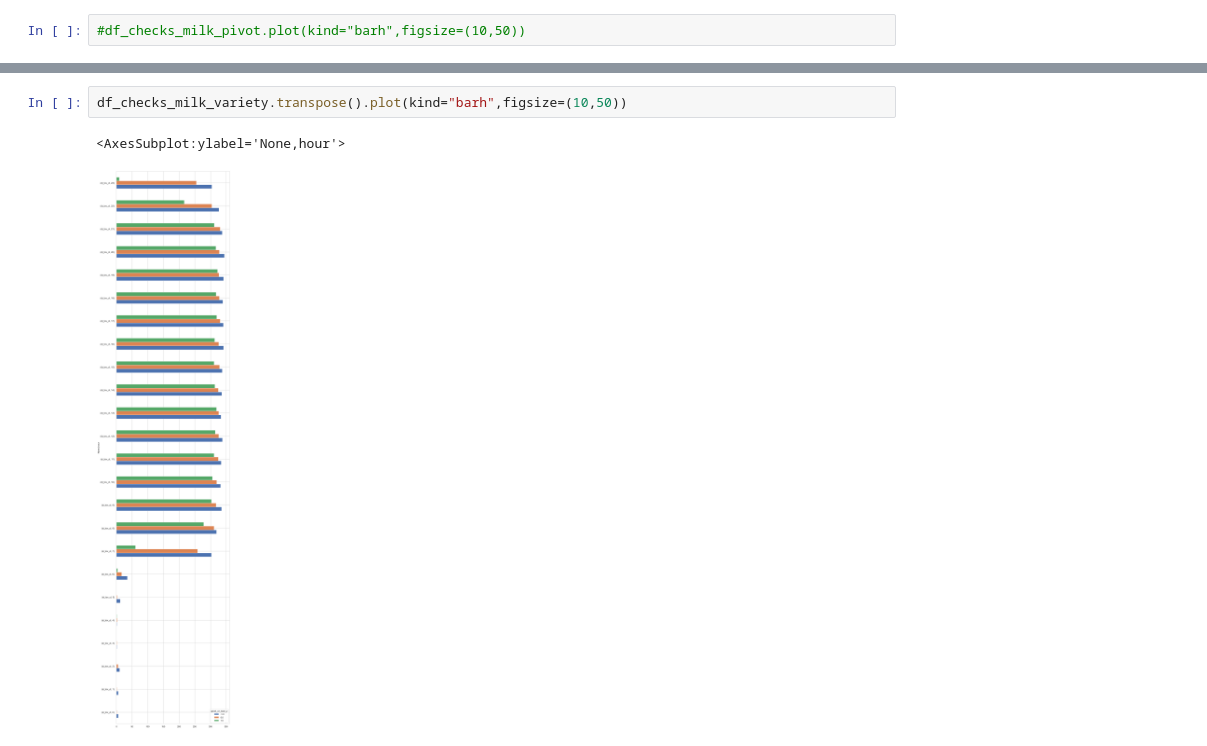
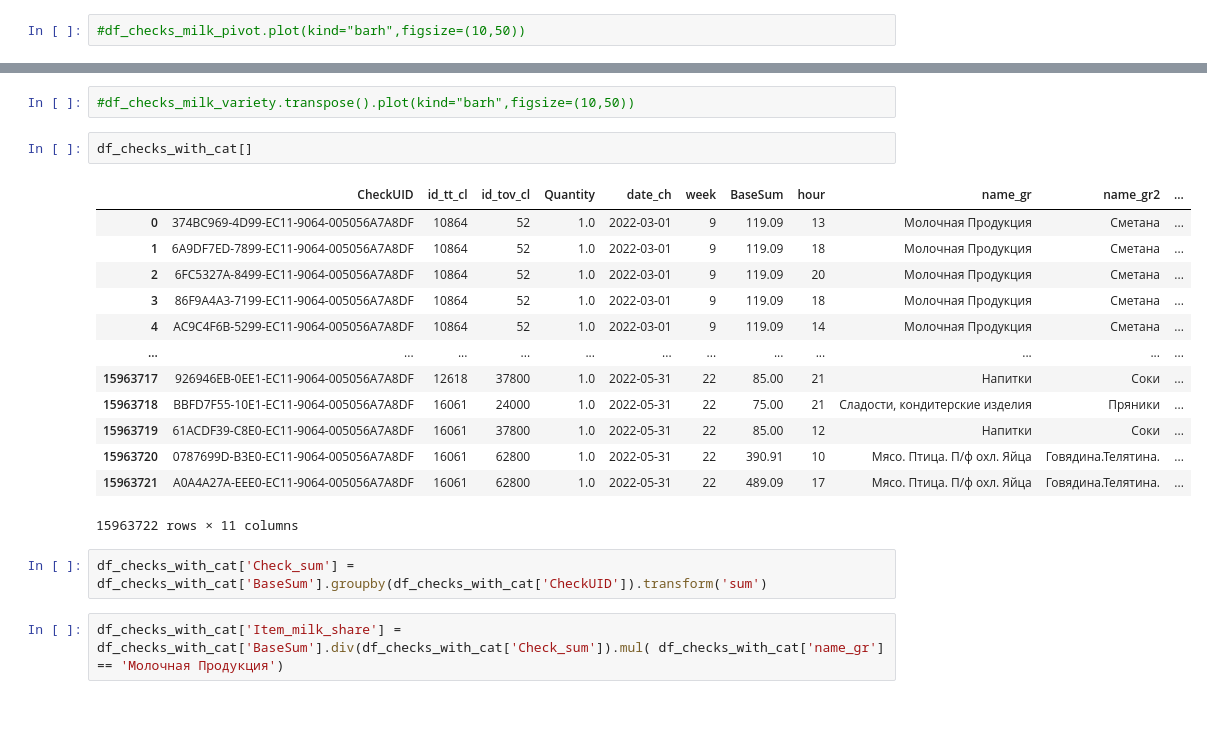
Before and after one commit to odinicc/Data-Practice, a Jupyter notebook: 19 Hakaton/Milk_sales.ipynb, the cells around one changed output, grey strips where cells are left out. Drawn from its saved outputs; the diff is of its cells as text; blank space fills up the shorter version.

```diff
--- a/19 Hakaton/Milk_sales.ipynb
+++ b/19 Hakaton/Milk_sales.ipynb
@@ -111,5 +110,22 @@ del df_checks_milk_variety['good_or_bad_y']
 # %%
-df_checks_milk_variety.transpose().plot(kind="barh",figsize=(10,50))
+#df_checks_milk_variety.transpose().plot(kind="barh",figsize=(10,50))
-# %% [output]
-<AxesSubplot:ylabel='None,hour'>
-[figure, removed]
+# %%
+df_checks_with_cat[]
+# %% [output]
+|  | CheckUID | id_tt_cl | id_tov_cl | Quantity | date_ch | week | BaseSum | hour | name_gr | name_gr2 | ... |
+| 0 | 374BC969-4D99-EC11-9064-005056A7A8DF | 10864 | 52 | 1.0 | 2022-03-01 | 9 | 119.09 | 13 | Молочная Продукция | Сметана | ... |
+| 1 | 6A9DF7ED-7899-EC11-9064-005056A7A8DF | 10864 | 52 | 1.0 | 2022-03-01 | 9 | 119.09 | 18 | Молочная Продукция | Сметана | ... |
+| 2 | 6FC5327A-8499-EC11-9064-005056A7A8DF | 10864 | 52 | 1.0 | 2022-03-01 | 9 | 119.09 | 20 | Молочная Продукция | Сметана | ... |
+| 3 | 86F9A4A3-7199-EC11-9064-005056A7A8DF | 10864 | 52 | 1.0 | 2022-03-01 | 9 | 119.09 | 18 | Молочная Продукция | Сметана | ... |
+| 4 | AC9C4F6B-5299-EC11-9064-005056A7A8DF | 10864 | 52 | 1.0 | 2022-03-01 | 9 | 119.09 | 14 | Молочная Продукция | Сметана | ... |
+| ... | ... | ... | ... | ... | ... | ... | ... | ... | ... | ... | ... |
+| 15963717 | 926946EB-0EE1-EC11-9064-005056A7A8DF | 12618 | 37800 | 1.0 | 2022-05-31 | 22 | 85.00 | 21 | Напитки | Соки | ... |
+| 15963718 | BBFD7F55-10E1-EC11-9064-005056A7A8DF | 16061 | 24000 | 1.0 | 2022-05-31 | 22 | 75.00 | 21 | Сладости, кондитерские изделия | Пряники | ... |
+| 15963719 | 61ACDF39-C8E0-EC11-9064-005056A7A8DF | 16061 | 37800 | 1.0 | 2022-05-31 | 22 | 85.00 | 12 | Напитки | Соки | ... |
+| 15963720 | 0787699D-B3E0-EC11-9064-005056A7A8DF | 16061 | 62800 | 1.0 | 2022-05-31 | 22 | 390.91 | 10 | Мясо. Птица. П/ф охл. Яйца | Говядина.Телятина. | ... |
+| 15963721 | A0A4A27A-EEE0-EC11-9064-005056A7A8DF | 16061 | 62800 | 1.0 | 2022-05-31 | 22 | 489.09 | 17 | Мясо. Птица. П/ф охл. Яйца | Говядина.Телятина. | ... |
+15963722 rows × 11 columns
+# %%
+df_checks_with_cat['Check_sum'] = df_checks_with_cat['BaseSum'].groupby(df_checks_with_cat['CheckUID']).transform('sum')
+# %%
+df_checks_with_cat['Item_milk_share'] = df_checks_with_cat['BaseSum'].div(df_checks_with_cat['Check_sum']).mul(	df_checks_with_cat['name_gr'] == 'Молочная Продукция')
```
Also changed, not shown: parts of 22 cells of this notebook, 4 other files.
